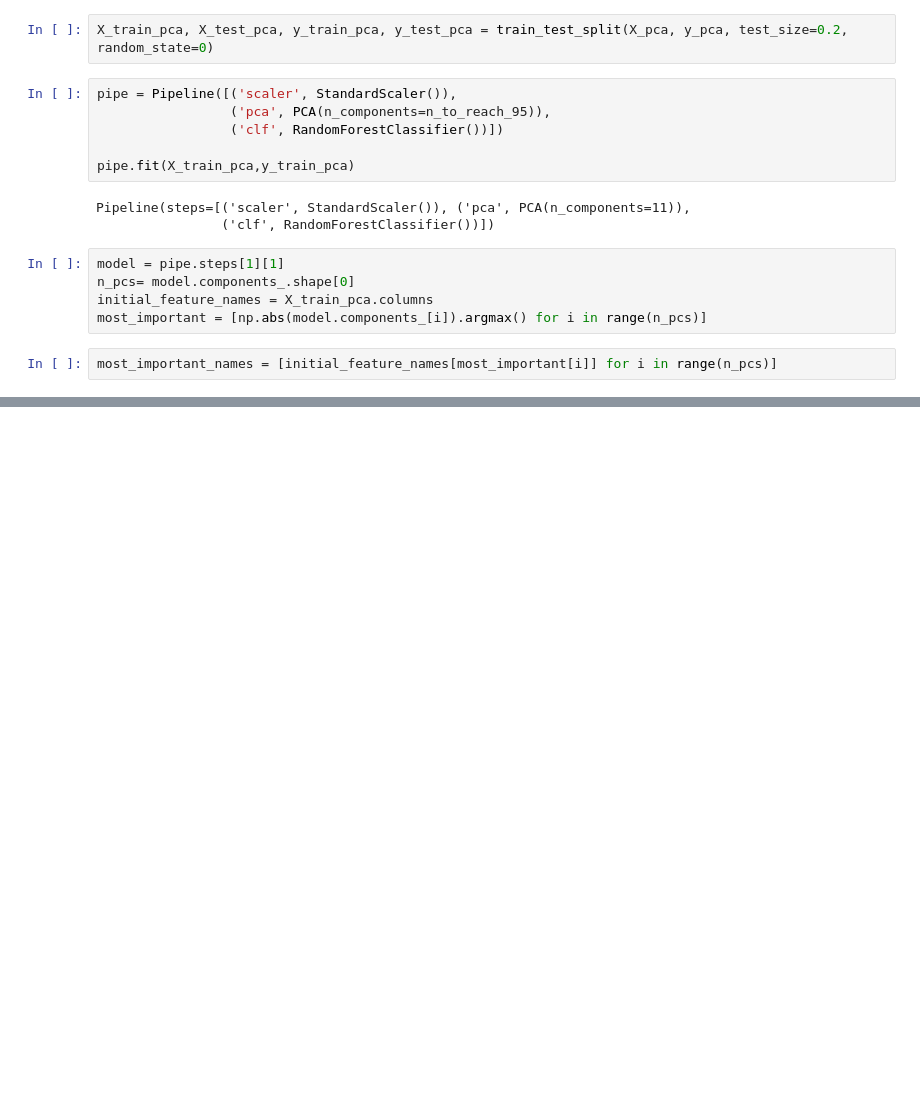
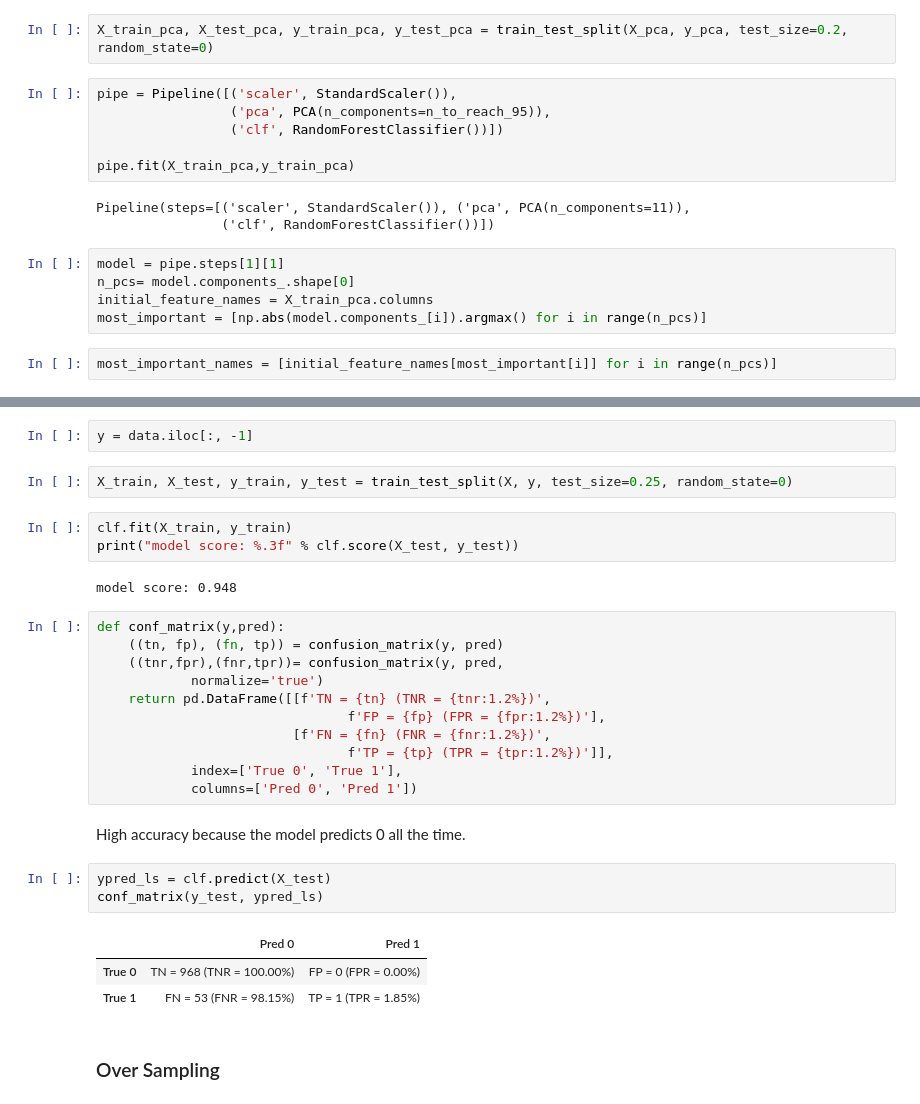
Before and after one commit to x6zeng/cogs118b_final_proj, a Jupyter notebook: stroke_prediction.ipynb, the cells around one changed output, grey strips where cells are left out. Saved outputs shown, nothing was run; the diff lists cells and outputs as text; blank space fills up the shorter version.

Commit message:
added models

```diff
--- a/stroke_prediction.ipynb
+++ b/stroke_prediction.ipynb
@@ -276,0 +282,31 @@ model score: 0.945
+# %%
+y = data.iloc[:, -1]
+# %%
+X_train, X_test, y_train, y_test = train_test_split(X, y, test_size=0.25, random_state=0)
+# %%
+clf.fit(X_train, y_train)
+print("model score: %.3f" % clf.score(X_test, y_test))
+# %% [output]
+model score: 0.948
+# %%
+def conf_matrix(y,pred):
+    ((tn, fp), (fn, tp)) = confusion_matrix(y, pred)
+    ((tnr,fpr),(fnr,tpr))= confusion_matrix(y, pred,
+            normalize='true')
+    return pd.DataFrame([[f'TN = {tn} (TNR = {tnr:1.2%})',
+                                f'FP = {fp} (FPR = {fpr:1.2%})'],
+                         [f'FN = {fn} (FNR = {fnr:1.2%})',
+                                f'TP = {tp} (TPR = {tpr:1.2%})']],
+            index=['True 0', 'True 1'],
+            columns=['Pred 0', 'Pred 1'])
+# %% [markdown]
+High accuracy because the model predicts 0 all the time.
+# %%
+ypred_ls = clf.predict(X_test)
+conf_matrix(y_test, ypred_ls)
+# %% [output]
+|  | Pred 0 | Pred 1 |
+| True 0 | TN = 968 (TNR = 100.00%) | FP = 0 (FPR = 0.00%) |
+| True 1 | FN = 53 (FNR = 98.15%) | TP = 1 (TPR = 1.85%) |
+# %% [markdown]
+### Over Sampling
```
Also changed, not shown: parts of 27 cells of this notebook.
